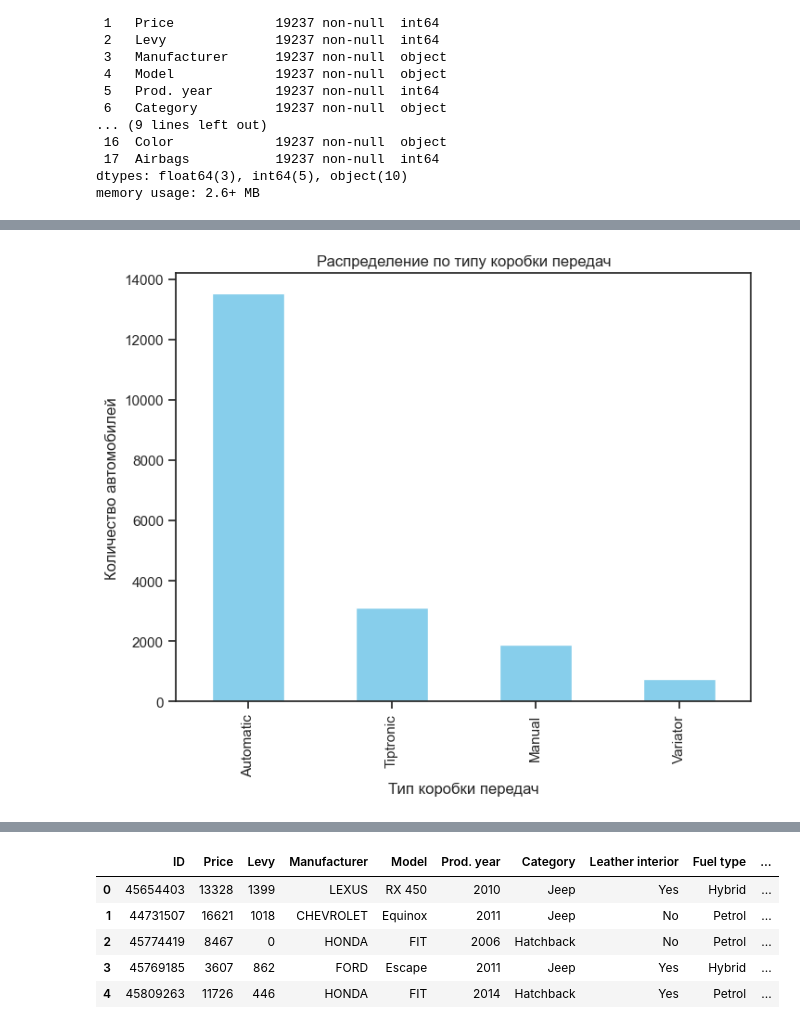
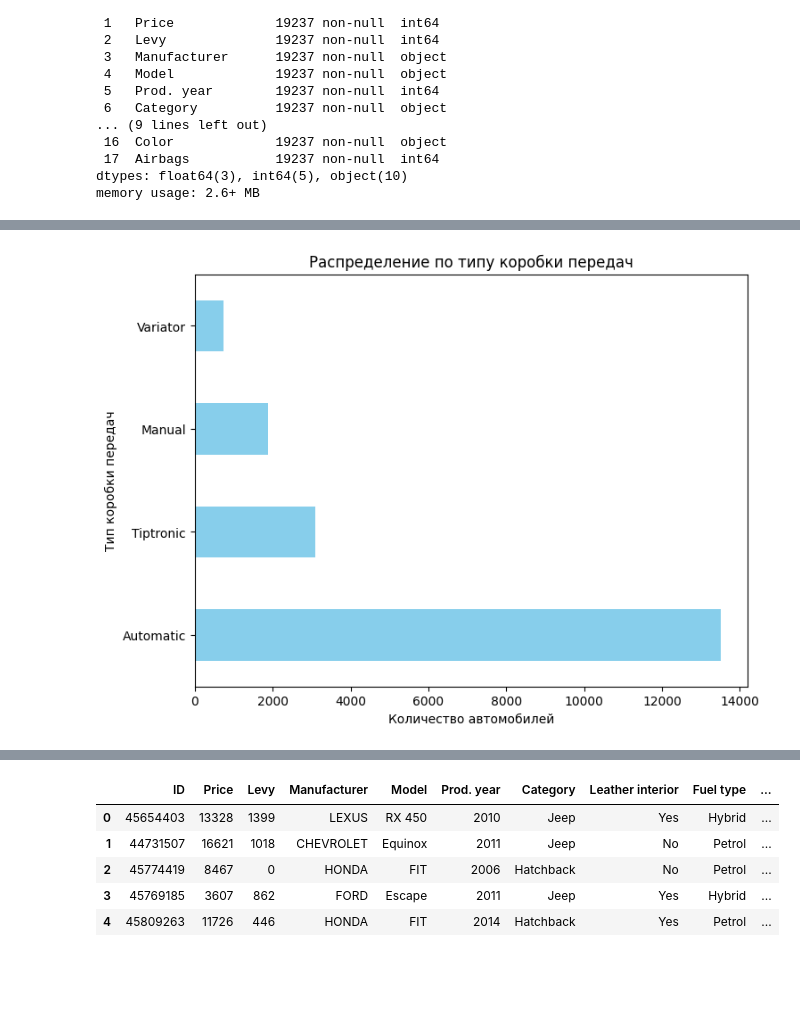
Before and after one commit to Elindorm/ML_course, a Jupyter notebook: ML_course.ipynb, the cells around one changed output, grey strips where cells are left out. Saved outputs shown, nothing was run; the diff lists cells and outputs as text; code cells hidden in the pictures; blank space fills up the shorter version.

```diff
--- a/ML_course.ipynb
+++ b/ML_course.ipynb
@@ -169,11 +166,11 @@ plt.show()
 # %%
 gearbox_distribution = car_price_enc['Gear box type'].value_counts()
 plt.figure(figsize=(8, 6))
-gearbox_distribution.plot(kind='bar', color='skyblue')
+gearbox_distribution.plot(kind='barh', color='skyblue')
 plt.title('Распределение по типу коробки передач')
-plt.xlabel('Тип коробки передач')
-plt.ylabel('Количество автомобилей')
+plt.ylabel('Тип коробки передач')
+plt.xlabel('Количество автомобилей')
 plt.show()
 # %% [output]
-[figure, old version]
+[figure, new version]
 # %%
```
Also changed, not shown: parts of 68 cells of this notebook.
